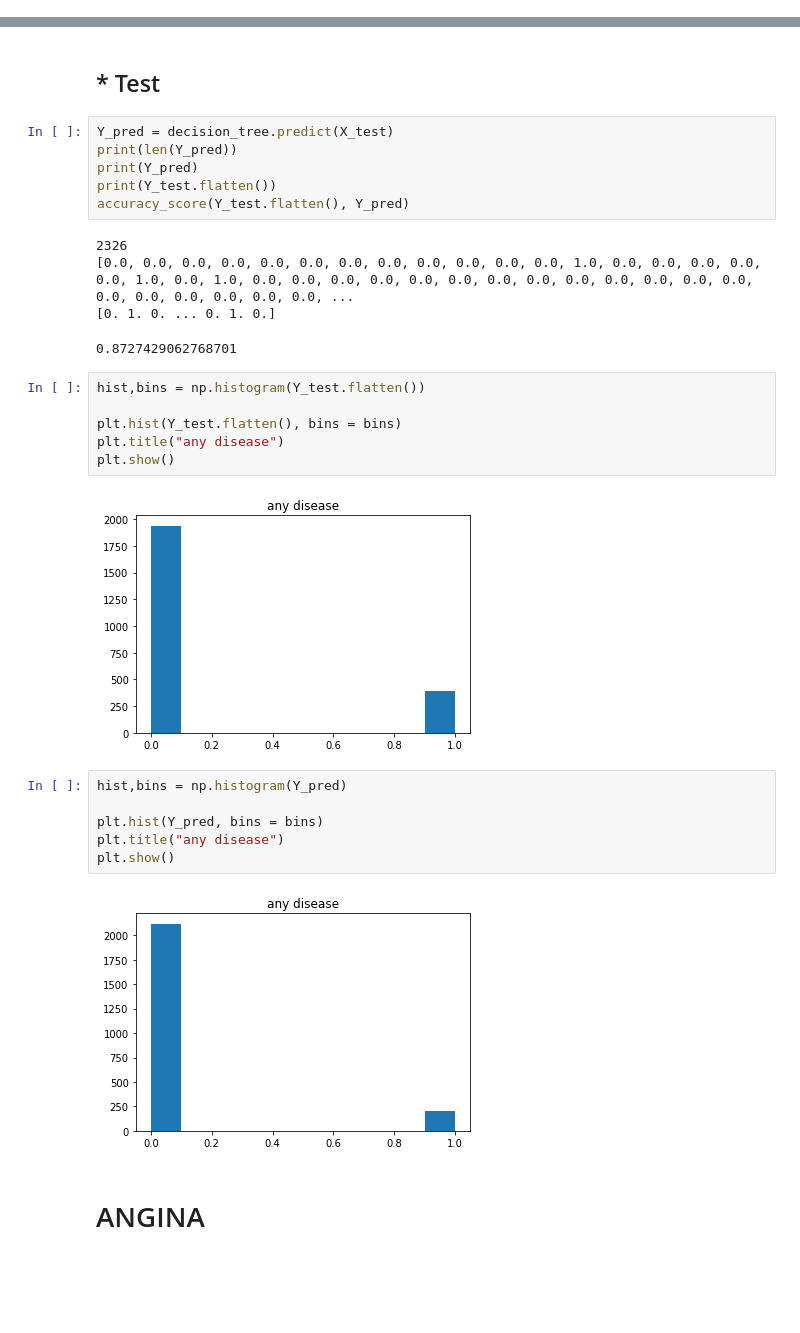
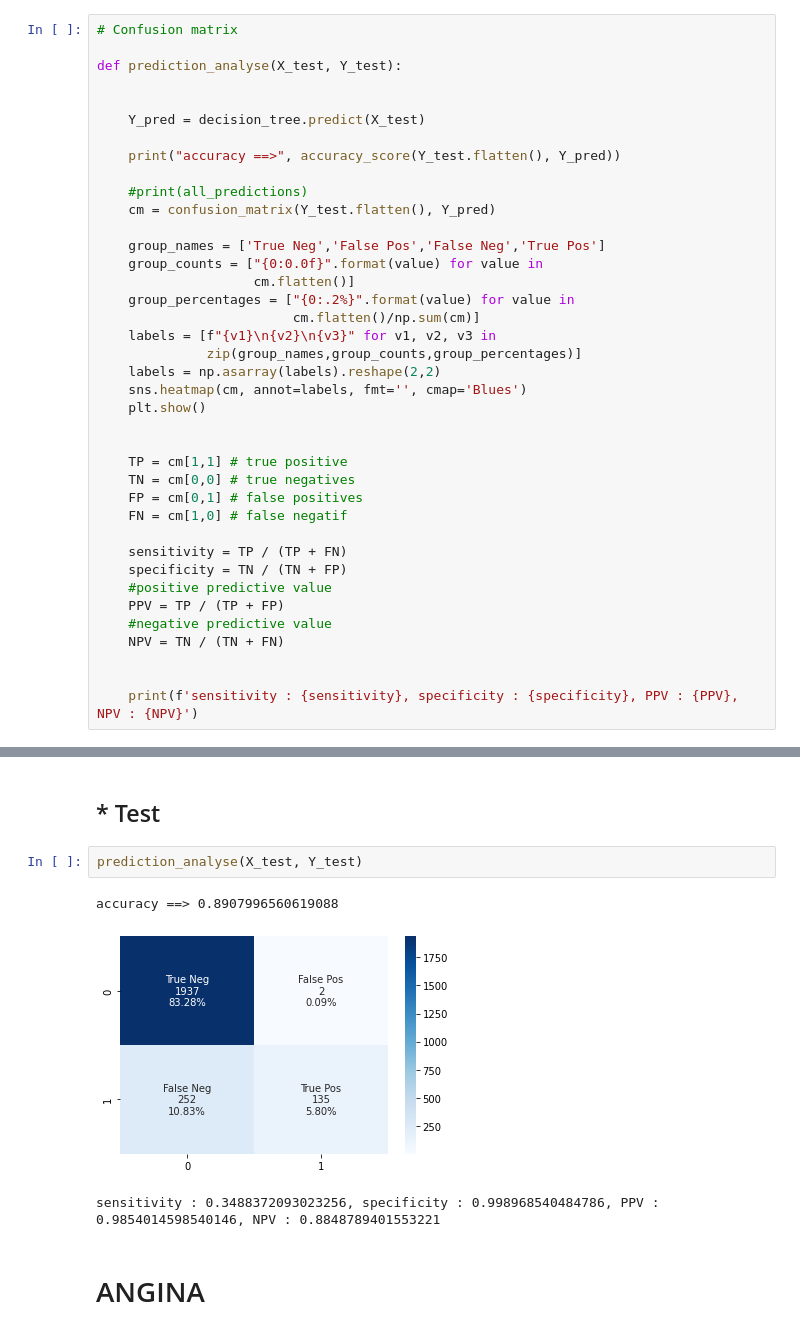
Before and after one commit to ninous-dev/heart-prediction, a Jupyter notebook: decision_tree.ipynb, the cells around one changed output, grey strips where cells are left out. Saved outputs shown, nothing was run; the diff lists cells and outputs as text; blank space fills up the shorter version.

```diff
--- a/decision_tree.ipynb
+++ b/decision_tree.ipynb
@@ -266,3 +271,42 @@ class DecisionTree():
+# %%
+# Confusion matrix
+
+def prediction_analyse(X_test, Y_test):
+
+
+    Y_pred = decision_tree.predict(X_test)
+
+    print("accuracy ==>", accuracy_score(Y_test.flatten(), Y_pred))
+
+    #print(all_predictions)
+    cm = confusion_matrix(Y_test.flatten(), Y_pred)
+
+    group_names = ['True Neg','False Pos','False Neg','True Pos']
+    group_counts = ["{0:0.0f}".format(value) for value in
+                    cm.flatten()]
+    group_percentages = ["{0:.2%}".format(value) for value in
+                         cm.flatten()/np.sum(cm)]
+    labels = [f"{v1}\n{v2}\n{v3}" for v1, v2, v3 in
+              zip(group_names,group_counts,group_percentages)]
+    labels = np.asarray(labels).reshape(2,2)
+    sns.heatmap(cm, annot=labels, fmt='', cmap='Blues')
+    plt.show()
+
+
+    TP = cm[1,1] # true positive
+    TN = cm[0,0] # true negatives
+    FP = cm[0,1] # false positives
+    FN = cm[1,0] # false negatif
+
+    sensitivity = TP / (TP + FN)
+    specificity = TN / (TN + FP)
+    #positive predictive value
+    PPV = TP / (TP + FP)
+    #negative predictive value
+    NPV = TN / (TN + FN)
+
+
+    print(f'sensitivity : {sensitivity}, specificity : {specificity}, PPV : {PPV}, NPV : {NPV}')
 # %% [markdown]
 # Split data set into train, validation and test
 # %%
@@ -336,32 +376,11 @@ decision_tree.pretty_print()
 # %% [markdown]
 ## * Test
 # %%
-Y_pred = decision_tree.predict(X_test)
-print(len(Y_pred))
-print(Y_pred)
-print(Y_test.flatten())
-accuracy_score(Y_test.flatten(), Y_pred)
+prediction_analyse(X_test, Y_test)
 # %% [output]
-2326
-[0.0, 0.0, 0.0, 0.0, 0.0, 0.0, 0.0, 0.0, 0.0, 0.0, 0.0, 0.0, 1.0, 0.0, 0.0, 0.0, 0.0, 0.0, 1.0, 0.0, 1.0, 0.0, 0.0, 0.0, 0.0, 0.0, 0.0, 0.0, 0.0, 0.0, 0.0, 0.0, 0.0, 0.0, 0.0, 0.0, 0.0, 0.0, 0.0, 0.0, ...
-[0. 1. 0. ... 0. 1. 0.]
+accuracy ==> 0.8907996560619088
+[figure, added]
-0.8727429062768701
+sensitivity : 0.3488372093023256, specificity : 0.998968540484786, PPV : 0.9854014598540146, NPV : 0.8848789401553221
-# %%
-hist,bins = np.histogram(Y_test.flatten())
-
-plt.hist(Y_test.flatten(), bins = bins)
-plt.title("any disease")
-plt.show()
-# %% [output]
-[figure, removed]
-# %%
-hist,bins = np.histogram(Y_pred)
-
-plt.hist(Y_pred, bins = bins)
-plt.title("any disease")
-plt.show()
-# %% [output]
-[figure, removed]
 # %% [markdown]
 # ANGINA
 # %% [markdown]
```
Also changed, not shown: parts of 54 cells of this notebook.
